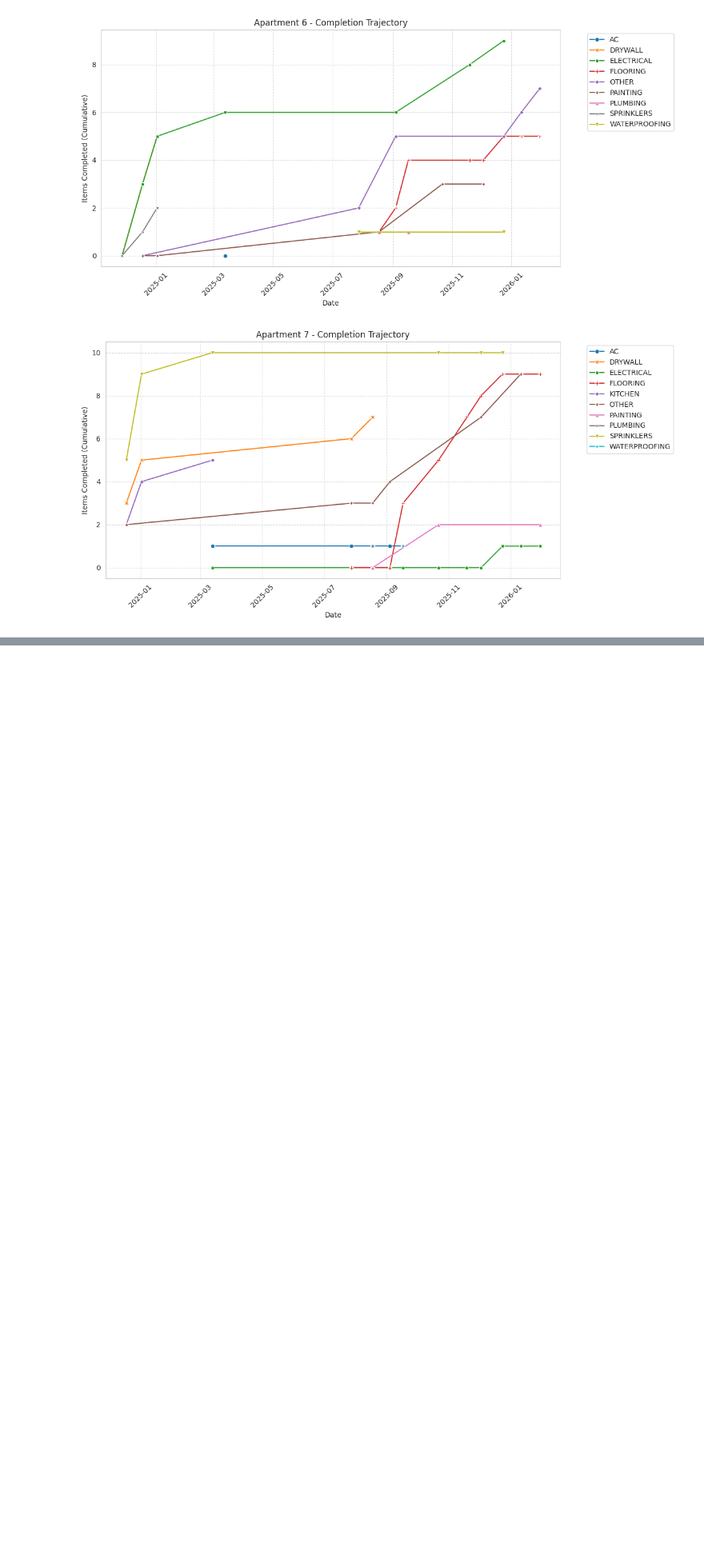
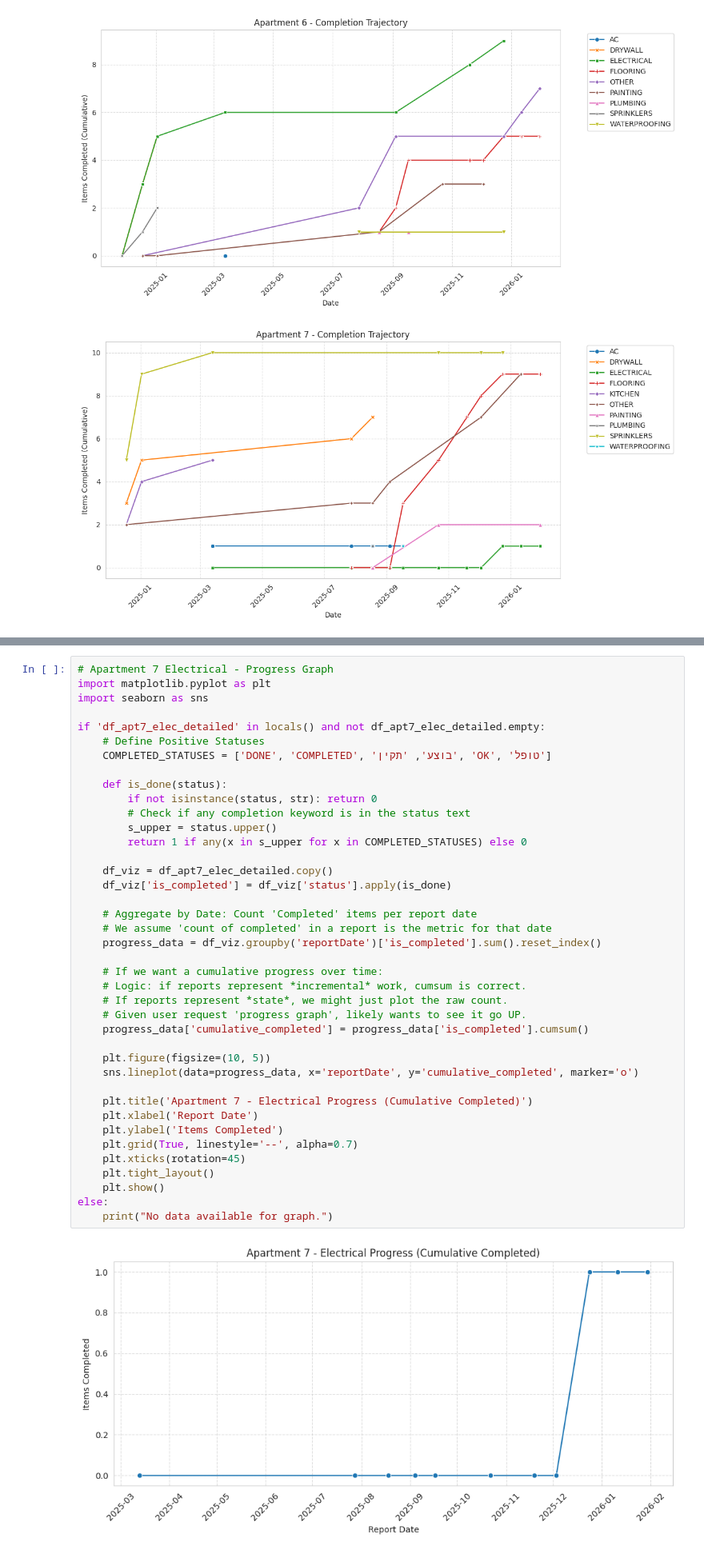
Before and after one commit to tombensim/constructor, a Jupyter notebook: Explore_Data/ExploreSupervisionReports.ipynb, the cells around one changed output, grey strips where cells are left out. Shown at 80% size. Saved outputs shown, nothing was run; the diff lists cells and outputs as text; blank space fills up the shorter version.

Commit message:
Update data exploration scripts and gitignore for debug files

```diff
--- a/Explore_Data/ExploreSupervisionReports.ipynb
+++ b/Explore_Data/ExploreSupervisionReports.ipynb
@@ -401,0 +459,42 @@ Found 21 Electrical work items for Apartment 7:
+# %%
+# Apartment 7 Electrical - Progress Graph
+import matplotlib.pyplot as plt
+import seaborn as sns
+
+if 'df_apt7_elec_detailed' in locals() and not df_apt7_elec_detailed.empty:
+    # Define Positive Statuses
+    COMPLETED_STATUSES = ['DONE', 'COMPLETED', 'בוצע', 'תקין', 'OK', 'טופל']
+
+    def is_done(status):
+        if not isinstance(status, str): return 0
+        # Check if any completion keyword is in the status text
+        s_upper = status.upper()
+        return 1 if any(x in s_upper for x in COMPLETED_STATUSES) else 0
+
+    df_viz = df_apt7_elec_detailed.copy()
+    df_viz['is_completed'] = df_viz['status'].apply(is_done)
+
+    # Aggregate by Date: Count 'Completed' items per report date
+    # We assume 'count of completed' in a report is the metric for that date
+    progress_data = df_viz.groupby('reportDate')['is_completed'].sum().reset_index()
+
+    # If we want a cumulative progress over time:
+    # Logic: if reports represent *incremental* work, cumsum is correct.
+    # If reports represent *state*, we might just plot the raw count.
+    # Given user request 'progress graph', likely wants to see it go UP.
+    progress_data['cumulative_completed'] = progress_data['is_completed'].cumsum()
+
+    plt.figure(figsize=(10, 5))
+    sns.lineplot(data=progress_data, x='reportDate', y='cumulative_completed', marker='o')
+
+    plt.title('Apartment 7 - Electrical Progress (Cumulative Completed)')
+    plt.xlabel('Report Date')
+    plt.ylabel('Items Completed')
+    plt.grid(True, linestyle='--', alpha=0.7)
+    plt.xticks(rotation=45)
+    plt.tight_layout()
+    plt.show()
+else:
+    print("No data available for graph.")
+# %% [output]
+[figure, added]
```
Also changed, not shown: parts of 3 cells of this notebook, 48 other files.
